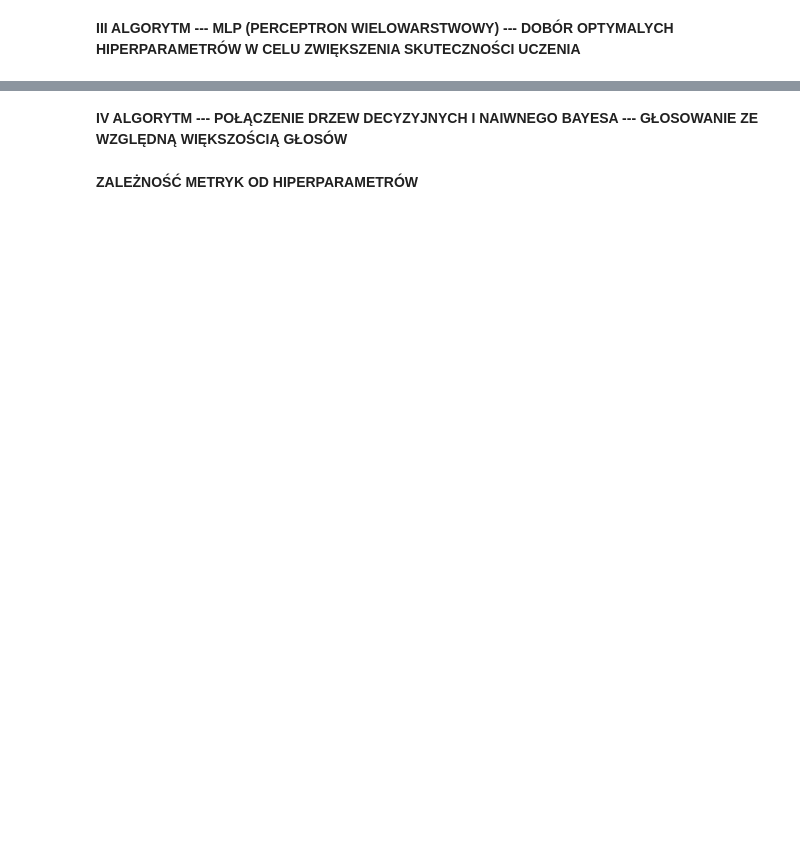
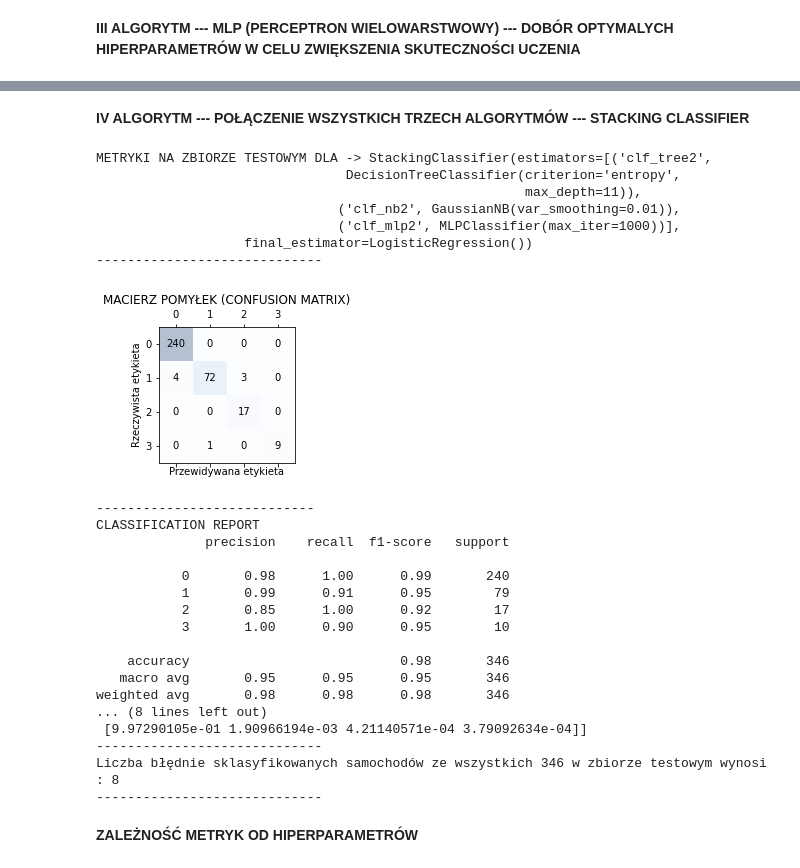
Before and after one commit to wiktor-kawa/Algorytmy-Uczenia-Maszynowego---Projekt, a Jupyter notebook: AUM_projekt.ipynb, the cells around one changed output, grey strips where cells are left out. Cells and saved outputs as stored; diff of their text form; code cells hidden in the pictures; blank space fills up the shorter version.

Commit message:
Implementacja algorytmu łączonego i jego porównanie z pozostałymi algorytmami.

```diff
--- a/AUM_projekt.ipynb
+++ b/AUM_projekt.ipynb
@@ -567,6 +567,48 @@ Liczba błędnie sklasyfikowanych samochodów ze wszystkich 346 w zbiorze testow
 -----------------------------
 # %% [markdown]
-**IV ALGORYTM --- POŁĄCZENIE DRZEW DECYZYJNYCH I NAIWNEGO BAYESA --- GŁOSOWANIE ZE WZGLĘDNĄ WIĘKSZOŚCIĄ GŁOSÓW**
+**IV ALGORYTM --- POŁĄCZENIE WSZYSTKICH TRZECH ALGORYTMÓW --- STACKING CLASSIFIER**
+# %%
+from sklearn.ensemble import StackingClassifier
+from sklearn.linear_model import LogisticRegression
+
+estimator_list = [
+    ('clf_tree2', clf_tree2),
+    ('clf_nb2', clf_nb2),
+    ('clf_mlp2', clf_mlp2)]
+
+stack_model = StackingClassifier(estimators = estimator_list, final_estimator = LogisticRegression())
+
+stack_model.fit(X_train, y_train)
+
+y_predicted_stack = stack_model.predict(X_test)
+
+metrics_aum(stack_model, X_test, y_test, y_predicted_stack)
+# %% [output]
+METRYKI NA ZBIORZE TESTOWYM DLA -> StackingClassifier(estimators=[('clf_tree2',
+                                DecisionTreeClassifier(criterion='entropy',
+                                                       max_depth=11)),
+                               ('clf_nb2', GaussianNB(var_smoothing=0.01)),
+                               ('clf_mlp2', MLPClassifier(max_iter=1000))],
+                   final_estimator=LogisticRegression())
+-----------------------------
+[figure, added]
+----------------------------
+CLASSIFICATION REPORT
+              precision    recall  f1-score   support
+
+           0       0.98      1.00      0.99       240
+           1       0.99      0.91      0.95        79
+           2       0.85      1.00      0.92        17
+           3       1.00      0.90      0.95        10
+
+    accuracy                           0.98       346
+   macro avg       0.95      0.95      0.95       346
+weighted avg       0.98      0.98      0.98       346
+... (8 lines left out)
+ [9.97290105e-01 1.90966194e-03 4.21140571e-04 3.79092634e-04]]
+-----------------------------
+Liczba błędnie sklasyfikowanych samochodów ze wszystkich 346 w zbiorze testowym wynosi : 8
+-----------------------------
 # %% [markdown]
 **ZALEŻNOŚĆ METRYK OD HIPERPARAMETRÓW**
 # %%
```
Also changed, not shown: parts of 12 cells of this notebook.
